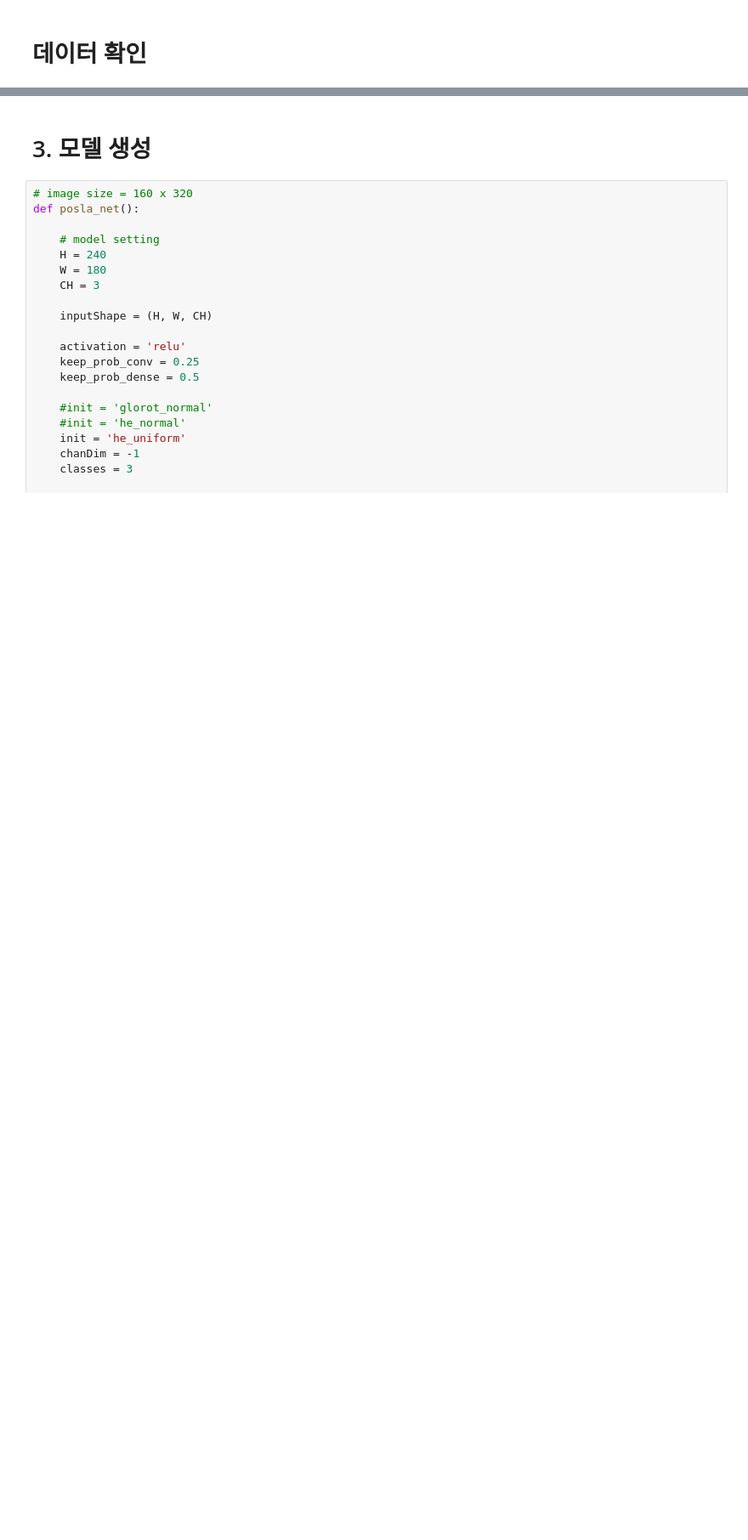
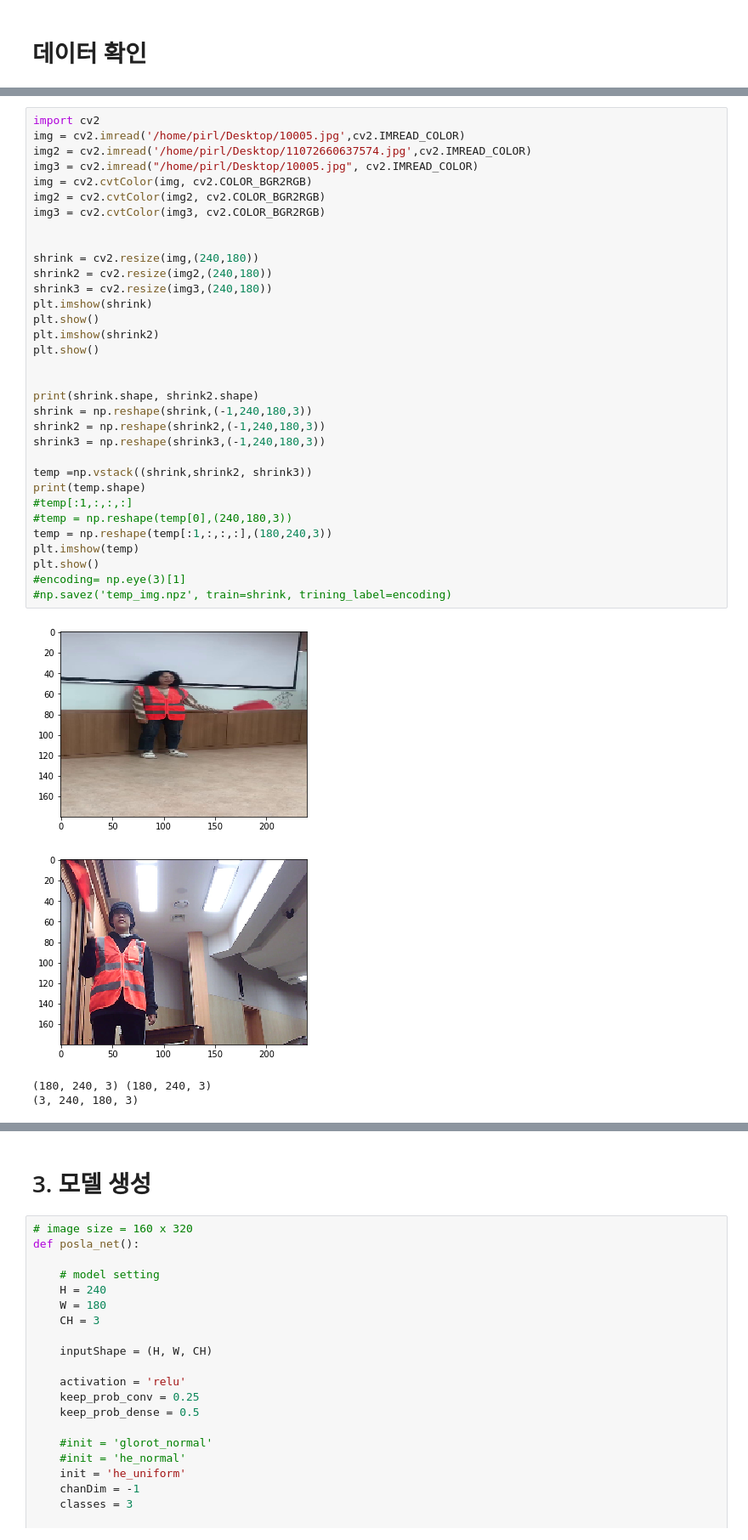
Before and after one commit to A1-PONATA/Hayoung, a Jupyter notebook: motion_model_test/motion_model_test1.ipynb, the cells around one changed output, grey strips where cells are left out. Shown: that part at 85% size. Cells and saved outputs as stored; diff of their text form; blank space fills up the shorter version.

```diff
--- a/motion_model_test/motion_model_test1.ipynb
+++ b/motion_model_test/motion_model_test1.ipynb
@@ -87,0 +214,38 @@ array([[[ 46.,  23.,  29.],
+# %%
+import cv2
+img = cv2.imread('/home/pirl/Desktop/10005.jpg',cv2.IMREAD_COLOR)
+img2 = cv2.imread('/home/pirl/Desktop/11072660637574.jpg',cv2.IMREAD_COLOR)
+img3 = cv2.imread("/home/pirl/Desktop/10005.jpg", cv2.IMREAD_COLOR)
+img = cv2.cvtColor(img, cv2.COLOR_BGR2RGB)
+img2 = cv2.cvtColor(img2, cv2.COLOR_BGR2RGB)
+img3 = cv2.cvtColor(img3, cv2.COLOR_BGR2RGB)
+
+
+shrink = cv2.resize(img,(240,180))
+shrink2 = cv2.resize(img2,(240,180))
+shrink3 = cv2.resize(img3,(240,180))
+plt.imshow(shrink)
+plt.show()
+plt.imshow(shrink2)
+plt.show()
+
+
+print(shrink.shape, shrink2.shape)
+shrink = np.reshape(shrink,(-1,240,180,3))
+shrink2 = np.reshape(shrink2,(-1,240,180,3))
+shrink3 = np.reshape(shrink3,(-1,240,180,3))
+
+temp =np.vstack((shrink,shrink2, shrink3))
+print(temp.shape)
+#temp[:1,:,:,:]
+#temp = np.reshape(temp[0],(240,180,3))
+temp = np.reshape(temp[:1,:,:,:],(180,240,3))
+plt.imshow(temp)
+plt.show()
+#encoding= np.eye(3)[1]
+#np.savez('temp_img.npz', train=shrink, trining_label=encoding)
+# %% [output]
+[figure, added]
+[figure, added]
+(180, 240, 3) (180, 240, 3)
+(3, 240, 180, 3)
```
Also changed, not shown: parts of 34 cells of this notebook, 9 other files.
